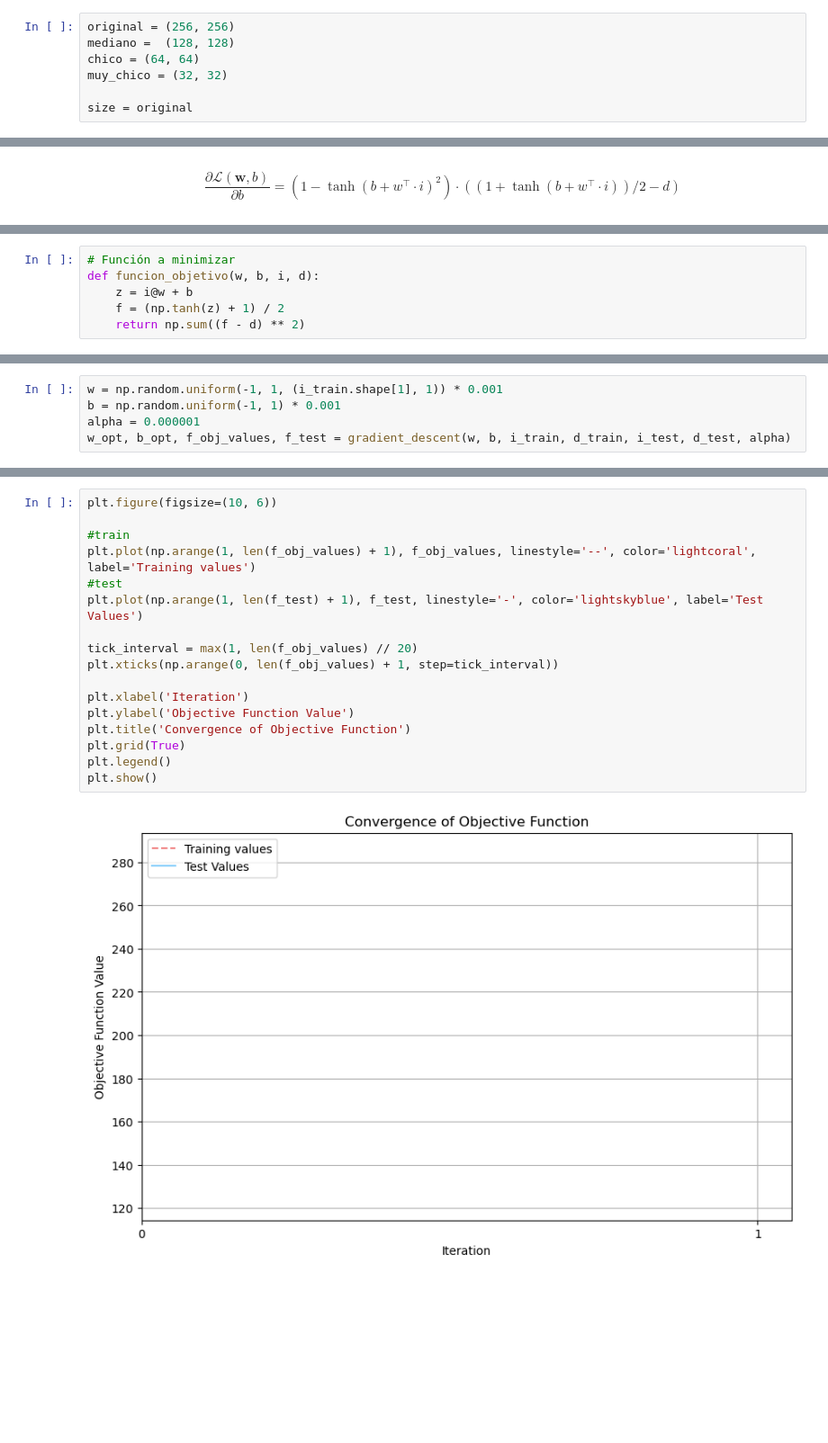
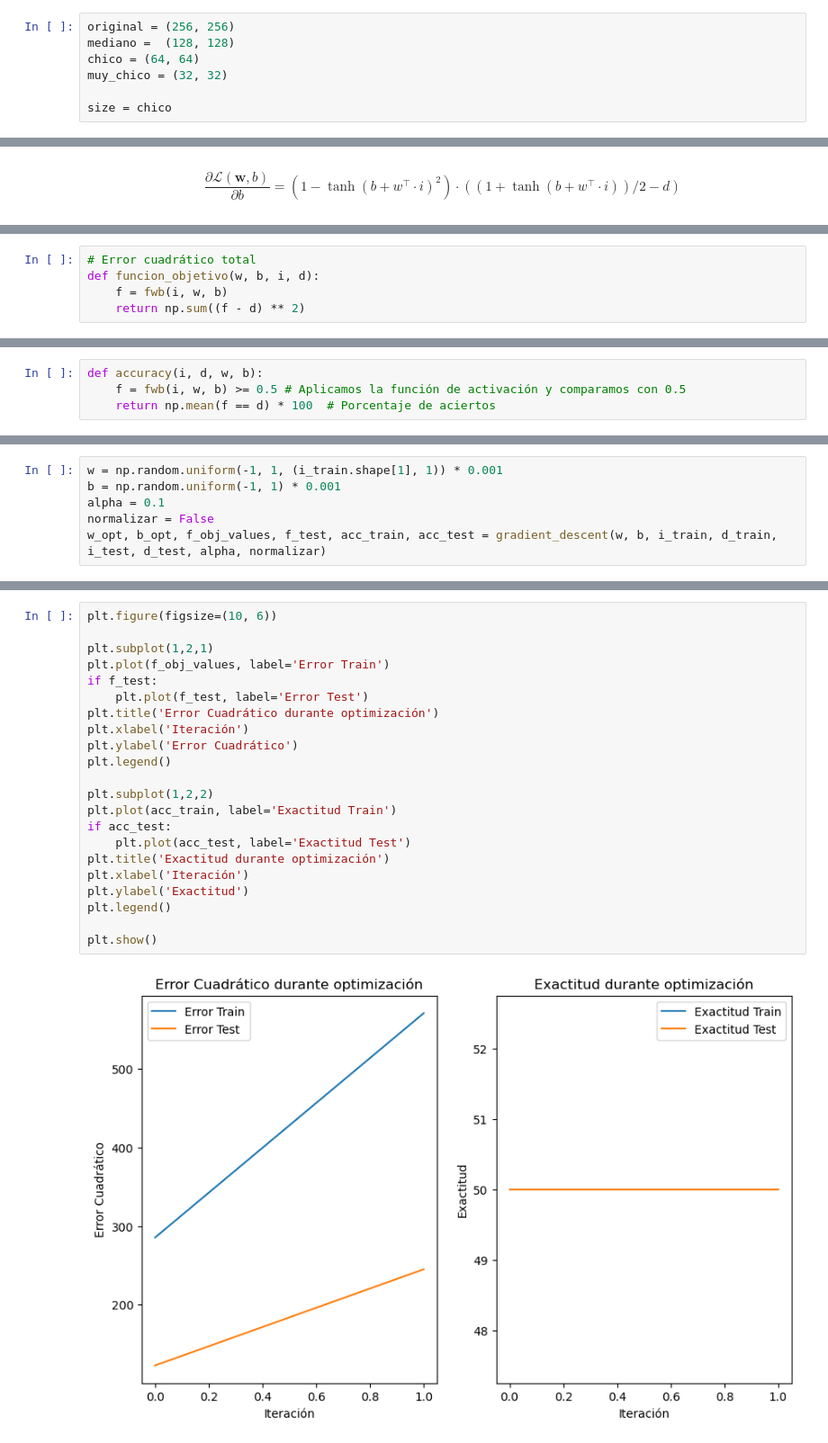
Before and after one commit to seremare9/TP2metodos, a Jupyter notebook: gd.ipynb, the cells around one changed output, grey strips where cells are left out. Shown at 90% size. Drawn from its saved outputs; the diff is of its cells as text; blank space fills up the shorter version.

```diff
--- a/gd.ipynb
+++ b/gd.ipynb
@@ -43,4 +44,4 @@ mediano =  (128, 128)
 chico = (64, 64)
 muy_chico = (32, 32)
 
-size = original
+size = chico
@@ -171,7 +153,6 @@ $$
 # %%
-# Función a minimizar
+# Error cuadrático total
 def funcion_objetivo(w, b, i, d):
-    z = i@w + b
-    f = (np.tanh(z) + 1) / 2
+    f = fwb(i, w, b)
     return np.sum((f - d) ** 2)
 # %%
@@ -205,4 +188,8 @@ def df_b(w, b, i, d):
 #     tanh_deriv = 1 - (np.tanh(i@w + b)) ** 2
 #     alpha = (tanh_deriv) * (f - d)
 #     return np.sum(alpha) #se va aproximando el b con cada imagen, asi que se suman los resultados para cada una --> numero (luego np lo maneja como vector donde todas las coordenadas seran iguales)
+# %%
+def accuracy(i, d, w, b):
+    f = fwb(i, w, b) >= 0.5 # Aplicamos la función de activación y comparamos con 0.5
+    return np.mean(f == d) * 100  # Porcentaje de aciertos
 # %% [markdown]
@@ -266,6 +257,7 @@ b = np.random.uniform(-1,1) * 0.001
 # %%
 w = np.random.uniform(-1, 1, (i_train.shape[1], 1)) * 0.001
 b = np.random.uniform(-1, 1) * 0.001
-alpha = 0.000001
-w_opt, b_opt, f_obj_values, f_test = gradient_descent(w, b, i_train, d_train, i_test, d_test, alpha)
+alpha = 0.1
+normalizar = False
+w_opt, b_opt, f_obj_values, f_test, acc_train, acc_test = gradient_descent(w, b, i_train, d_train, i_test, d_test, alpha, normalizar)
 # %% [output]
@@ -276,20 +271,25 @@ criterio de convergencia alcanzado
 # %%
 plt.figure(figsize=(10, 6))
 
-#train
-plt.plot(np.arange(1, len(f_obj_values) + 1), f_obj_values, linestyle='--', color='lightcoral', label='Training values')
-#test
-plt.plot(np.arange(1, len(f_test) + 1), f_test, linestyle='-', color='lightskyblue', label='Test Values')
+plt.subplot(1,2,1)
+plt.plot(f_obj_values, label='Error Train')
+if f_test:
+    plt.plot(f_test, label='Error Test')
+plt.title('Error Cuadrático durante optimización')
+plt.xlabel('Iteración')
+plt.ylabel('Error Cuadrático')
+plt.legend()
 
-tick_interval = max(1, len(f_obj_values) // 20)
-plt.xticks(np.arange(0, len(f_obj_values) + 1, step=tick_interval))
+plt.subplot(1,2,2)
+plt.plot(acc_train, label='Exactitud Train')
+if acc_test:
+    plt.plot(acc_test, label='Exactitud Test')
+plt.title('Exactitud durante optimización')
+plt.xlabel('Iteración')
+plt.ylabel('Exactitud')
+plt.legend()
 
-plt.xlabel('Iteration')
-plt.ylabel('Objective Function Value')
-plt.title('Convergence of Objective Function')
-plt.grid(True)
-plt.legend()
 plt.show()
 # %% [output]
-[figure, old version]
+[figure, new version]
 # %%
```
Also changed, not shown: parts of 23 cells of this notebook.
